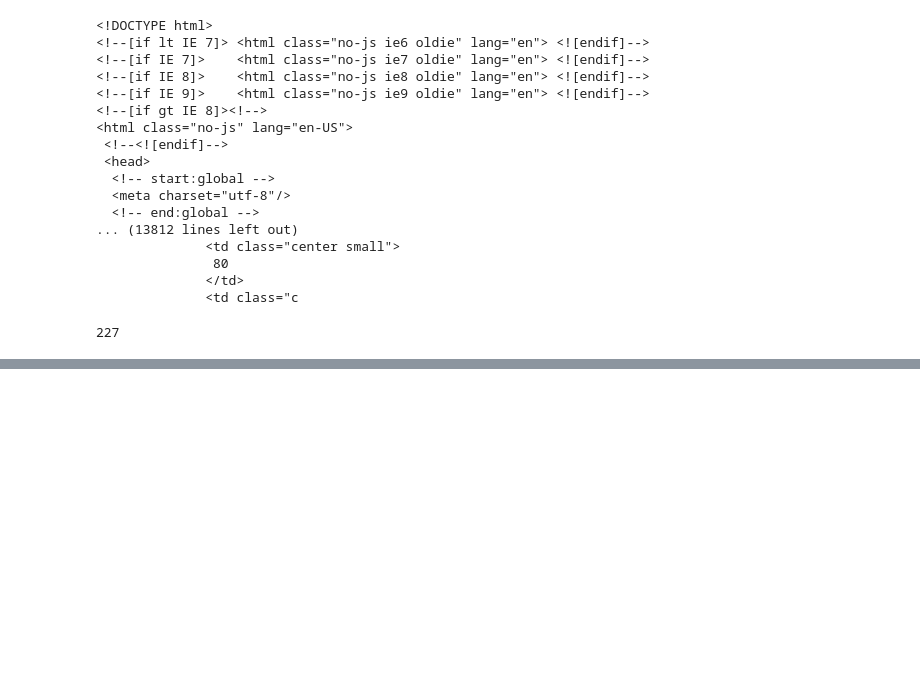
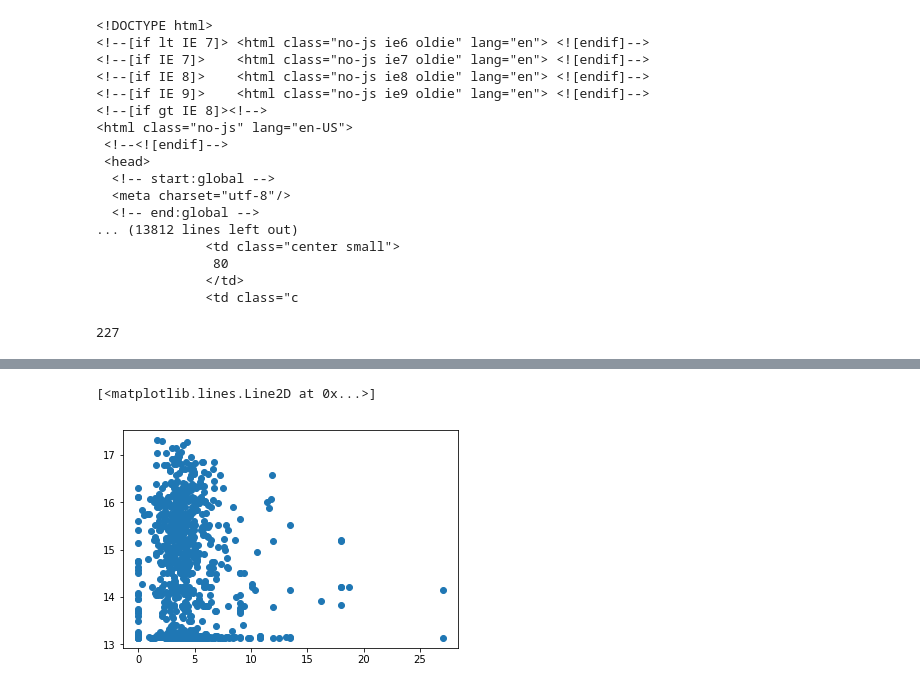
Before and after one commit to Jzbooth/Booth_Metis, a Jupyter notebook: Project_2/project_luther_2.ipynb, the cells around one changed output, grey strips where cells are left out. Cells and saved outputs as stored; diff of their text form; code cells hidden in the pictures; blank space fills up the shorter version.

```diff
--- a/Project_2/project_luther_2.ipynb
+++ b/Project_2/project_luther_2.ipynb
@@ -241,0 +551,8 @@ batdf
+# %%
+#we need to combine our data frames.  To do this we will merge on their player id.
+
+pitch2df = pd.merge(salaries, pitching, on=['playerID', 'yearID'])
+bat2df = pd.merge(salaries, batting, on=['playerID', 'yearID'])
+# %%
+pitch3df = pd.merge(master, pitch2df, on='playerID')
+bat3df = pd.merge(master,bat2df, on='playerID')
@@ -241,0 +580,3 @@ batdf
+# %%
+p_age = pitch3df['yearID'].sub(pitch3df['birthYear'], axis=0)
+pitch3df = pitch3df.assign(p_age=p_age.values)
@@ -241,0 +712,5 @@ batdf
+# %%
+plt.plot(list(current_pitchdf['ERA']), list(current_pitchdf['log_salary']), 'o')
+# %% [output]
+[<matplotlib.lines.Line2D at 0x...>]
+[figure, added]
```
Also changed, not shown: parts of 64 cells of this notebook, 9 other files.
